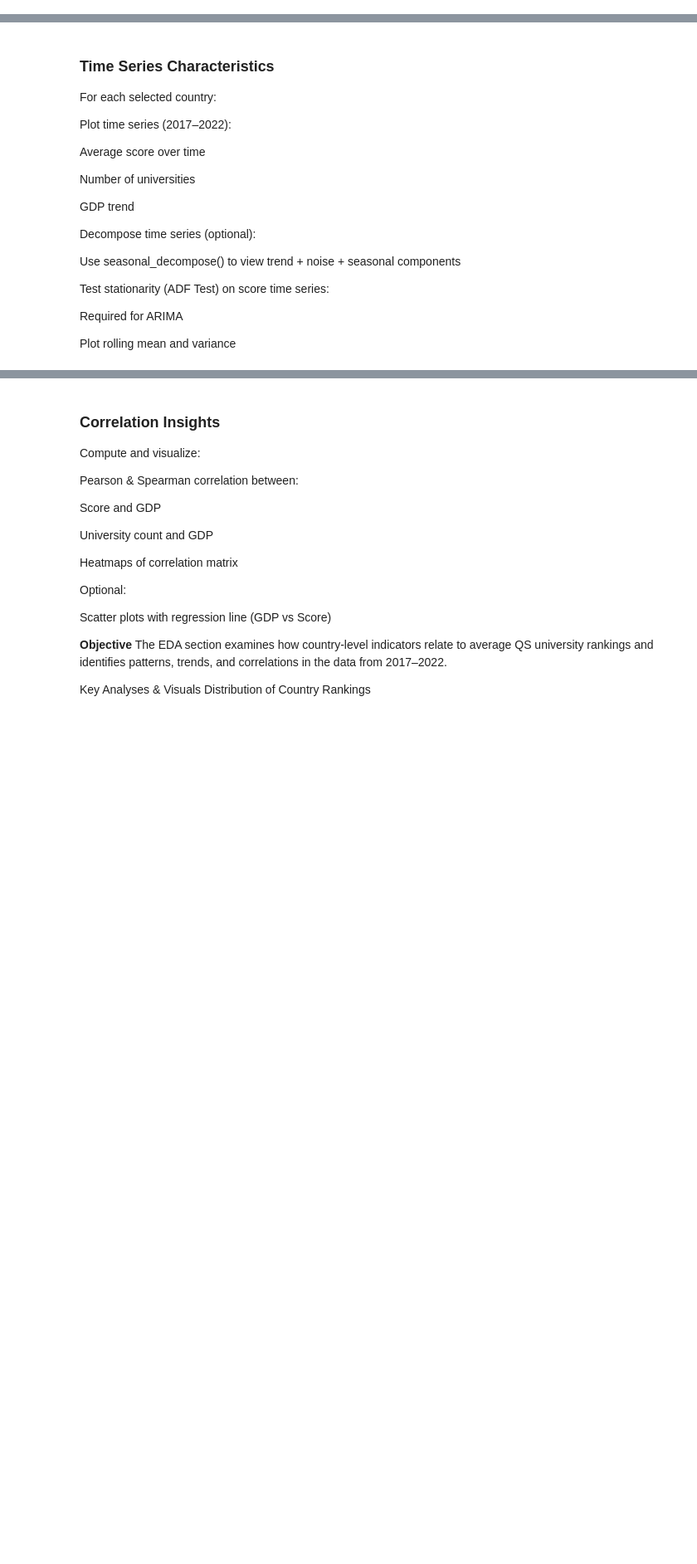
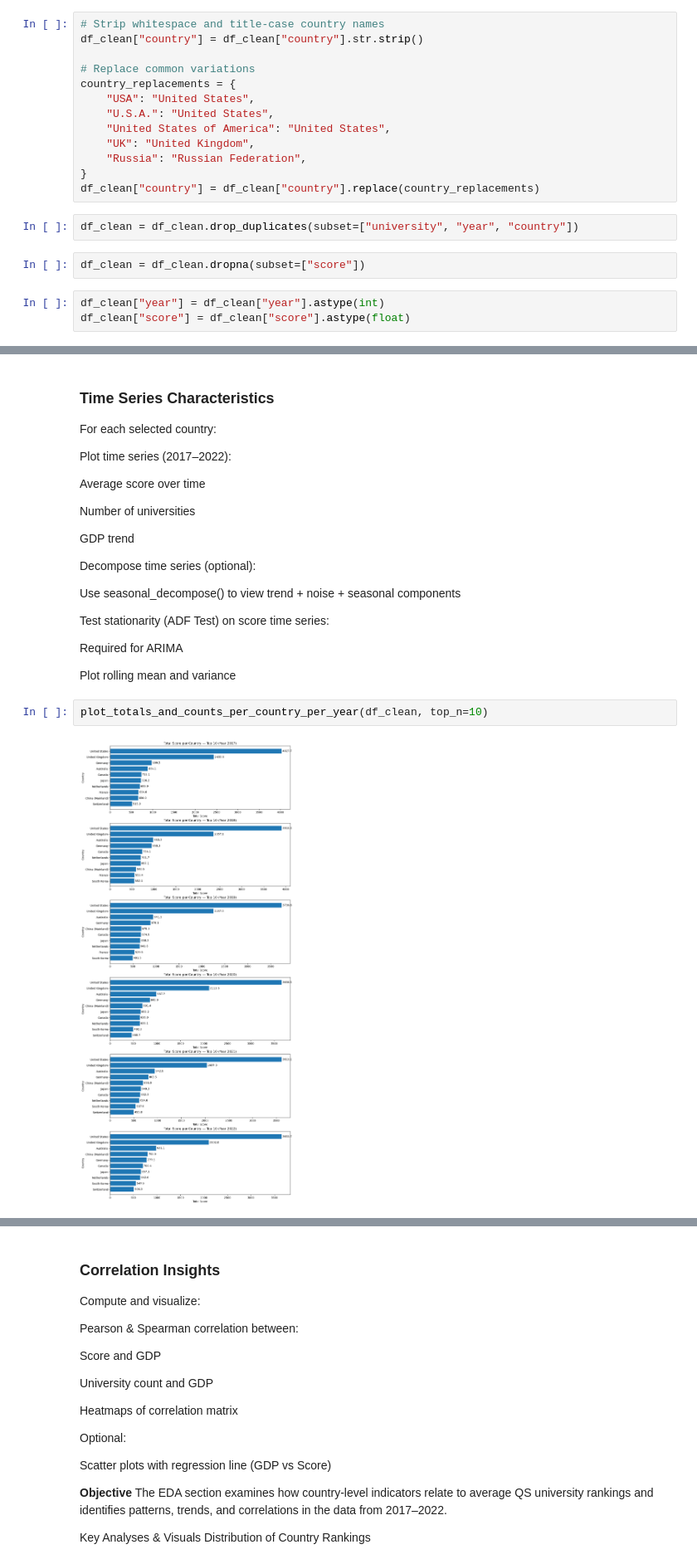
Before and after one commit to i11g/Data-Science-Project, a Jupyter notebook: Data.ipynb, the cells around one changed output, grey strips where cells are left out. Shown at 83% size. Cells and saved outputs as stored; diff of their text form; blank space fills up the shorter version.

```diff
--- a/Data.ipynb
+++ b/Data.ipynb
@@ -509,0 +509,20 @@ Heatmap of score correlations across countries
+# %%
+# Strip whitespace and title-case country names
+df_clean["country"] = df_clean["country"].str.strip()
+
+# Replace common variations
+country_replacements = {
+    "USA": "United States",
+    "U.S.A.": "United States",
+    "United States of America": "United States",
+    "UK": "United Kingdom",
+    "Russia": "Russian Federation",
+}
+df_clean["country"] = df_clean["country"].replace(country_replacements)
+# %%
+df_clean = df_clean.drop_duplicates(subset=["university", "year", "country"])
+# %%
+df_clean = df_clean.dropna(subset=["score"])
+# %%
+df_clean["year"] = df_clean["year"].astype(int)
+df_clean["score"] = df_clean["score"].astype(float)
@@ -528,3 +672,7 @@ Test stationarity (ADF Test) on score time series:
 Required for ARIMA
 
 Plot rolling mean and variance
+# %%
+plot_totals_and_counts_per_country_per_year(df_clean, top_n=10)
+# %% [output]
+[figure, added]
```
Also changed, not shown: parts of 53 cells of this notebook, 12 other files.
